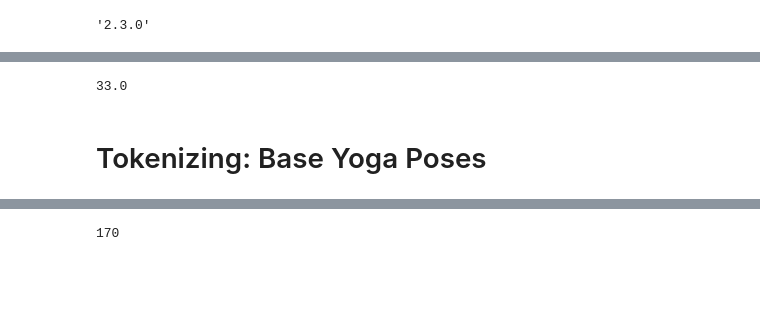
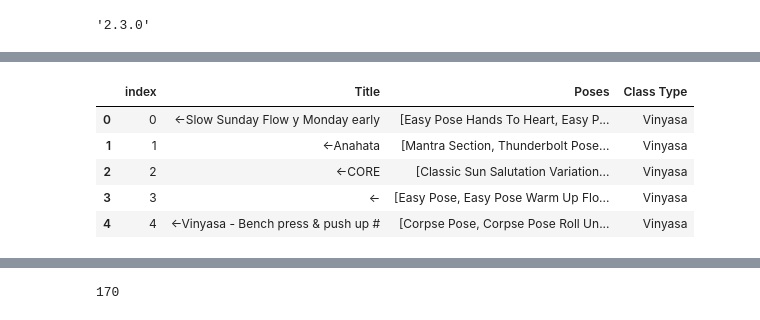
Before and after one commit to anterra/project-5, a Jupyter notebook: second_nb.ipynb, the cells around one changed output, grey strips where cells are left out. Drawn from its saved outputs; the diff is of its cells as text; code cells hidden in the pictures; blank space fills up the shorter version.

```diff
--- a/second_nb.ipynb
+++ b/second_nb.ipynb
@@ -53,14 +68,12 @@ f.close()
 df = pd.concat([yoga_classes, more_vinyasa, more_hatha])
 df = df.loc[df["Class Type"].isin(["Vinyasa", "Hatha", "Power", "Iyengar", "Ashtanga"])]
 df.reset_index(inplace=True)
-# %%
-# average length of classes
-lengths = []
-for i in range(len(df["Poses"])):
-    length = len(df["Poses"][i])
-    lengths.append(length)
-print(np.average(length))
-# %% [output]
-33.0
-# %% [markdown]
-# Tokenizing: Base Yoga Poses
+# %%
+df.head()
+# %% [output]
+|  | index | Title | Poses | Class Type |
+| 0 | 0 | ←Slow Sunday Flow y Monday early | [Easy Pose Hands To Heart, Easy P... | Vinyasa |
+| 1 | 1 | ←Anahata | [Mantra Section, Thunderbolt Pose... | Vinyasa |
+| 2 | 2 | ←CORE | [Classic Sun Salutation Variation... | Vinyasa |
+| 3 | 3 | ← | [Easy Pose, Easy Pose Warm Up Flo... | Vinyasa |
+| 4 | 4 | ←Vinyasa - Bench press & push up # | [Corpse Pose, Corpse Pose Roll Un... | Vinyasa |
```
Also changed, not shown: parts of 58 cells of this notebook, 10 other files.
